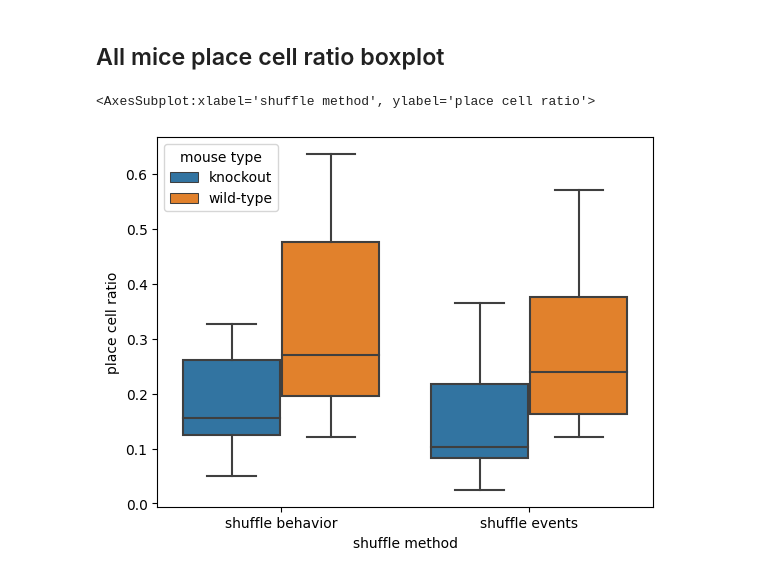
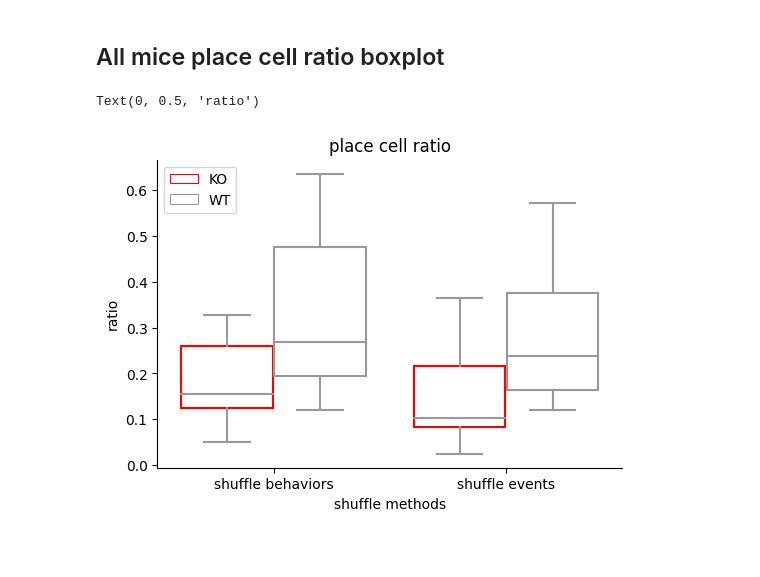
Before and after one commit to kisaragiRY/decoding-DG, a Jupyter notebook: notebooks/2-data-exploration/1-detect-place-cells/04-detect-place-cells.ipynb, the cells around one changed output. Cells and saved outputs as stored; diff of their text form; code cells hidden in the pictures; blank space fills up the shorter version.

Commit message:
changed the color of the edge and face color of the box plot #78

```diff
--- a/notebooks/2-data-exploration/1-detect-place-cells/04-detect-place-cells.ipynb
+++ b/notebooks/2-data-exploration/1-detect-place-cells/04-detect-place-cells.ipynb
@@ -96,7 +96,7 @@ event shuffled method PC ratio: 0.12
 ratio_list = []
 for data_dir in ParamDir().data_list:
     data_name = str(data_dir).split('/')[-1]
-    mouse_type = "knockout" if "KO" in data_name else "wild-type"
+    mouse_type = "KO" if "KO" in data_name else "WT"
 
     with open(output_dir/data_name/"MI_all.pickle","rb") as f:
         results_all = pickle.load(f)
@@ -112,13 +112,27 @@ for data_dir in ParamDir().data_list:
 # %%
 df = pd.DataFrame(ratio_list, columns=["behavior pc ratio", "event pc ratio", "mouse type"])
 df1 = df[["behavior pc ratio", "mouse type"]]
-df1["pc_ratio"] = ["shuffle behavior"] * len(df1)
+df1["pc_ratio"] = ["shuffle behaviors"] * len(df1)
 df2 = df[["event pc ratio", "mouse type"]]
 df2["pc_ratio"] = ["shuffle events"] * len(df2)
-plot_data = pd.DataFrame(np.vstack([df1, df2]), columns = ["place cell ratio", "mouse type","shuffle method"])
+plot_data = pd.DataFrame(np.vstack([df1, df2]), columns = ["place cell ratio", "mouse type","shuffle methods"])
 
-fig, ax = plt.subplots()
-sns.boxplot(plot_data, x = "shuffle method", y = "place cell ratio", hue="mouse type", ax=ax)
+fig, ax = plt.subplots(figsize=(6,4))
+sns.despine()
+
+sns.boxplot(plot_data, x = "shuffle methods", y = "place cell ratio", hue="mouse type",
+            ax=ax,
+            # boxprops={"facecolor": (0, 0, 0, 0)},
+            palette={"KO": "white", "WT": "white"},
+            flierprops={"marker": "x"},)
+
+for patch_i in [0, 1, 4]:
+    mybox = ax.patches[patch_i]
+    mybox.set_edgecolor('red')
+
+ax.legend()
+ax.set_title("place cell ratio")
+ax.set_ylabel("ratio")
 # %% [output]
-<AxesSubplot:xlabel='shuffle method', ylabel='place cell ratio'>
+Text(0, 0.5, 'ratio')
-[figure, old version]
+[figure, new version]
```
Also changed, not shown: parts of 1 cell of this notebook.
